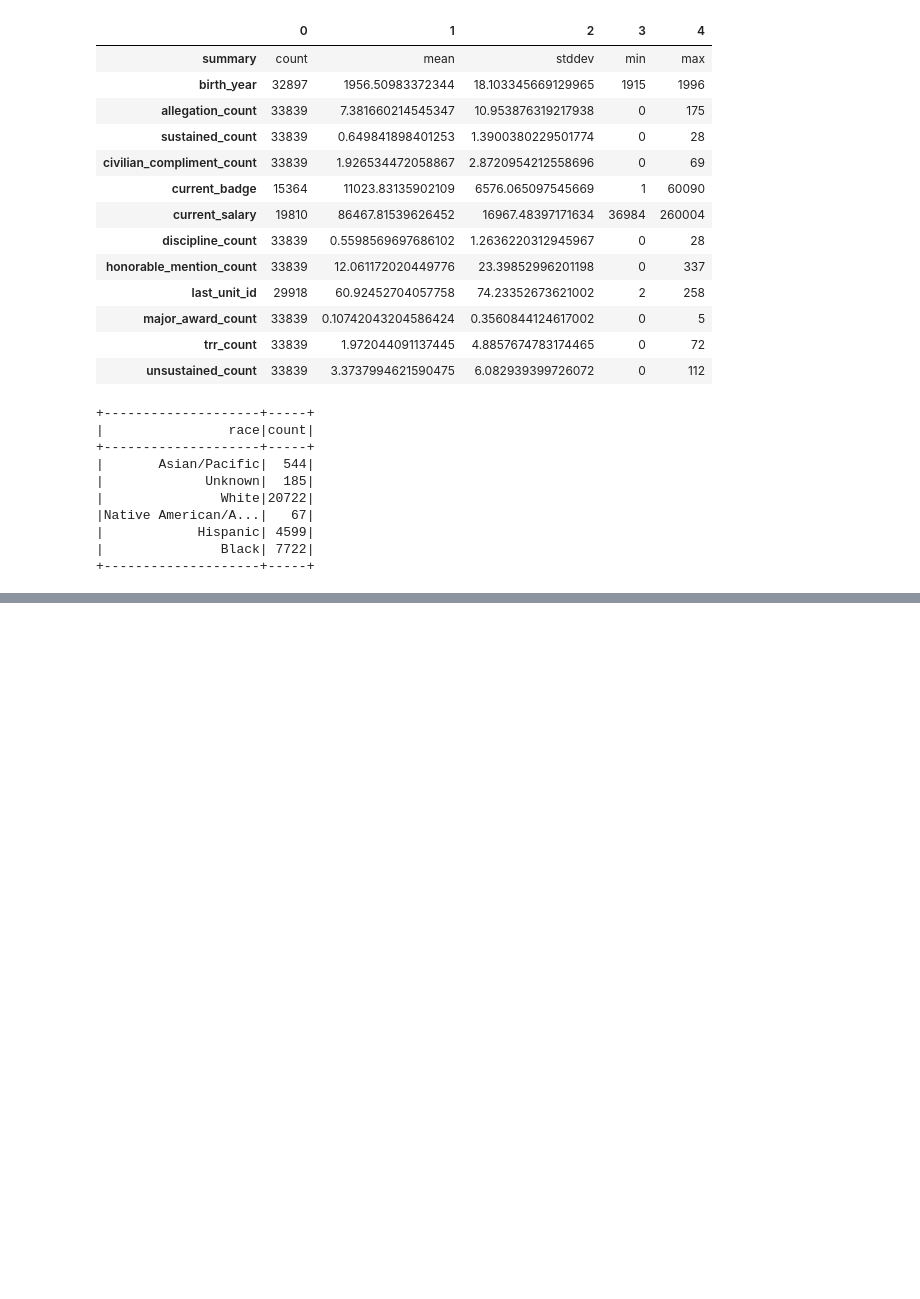
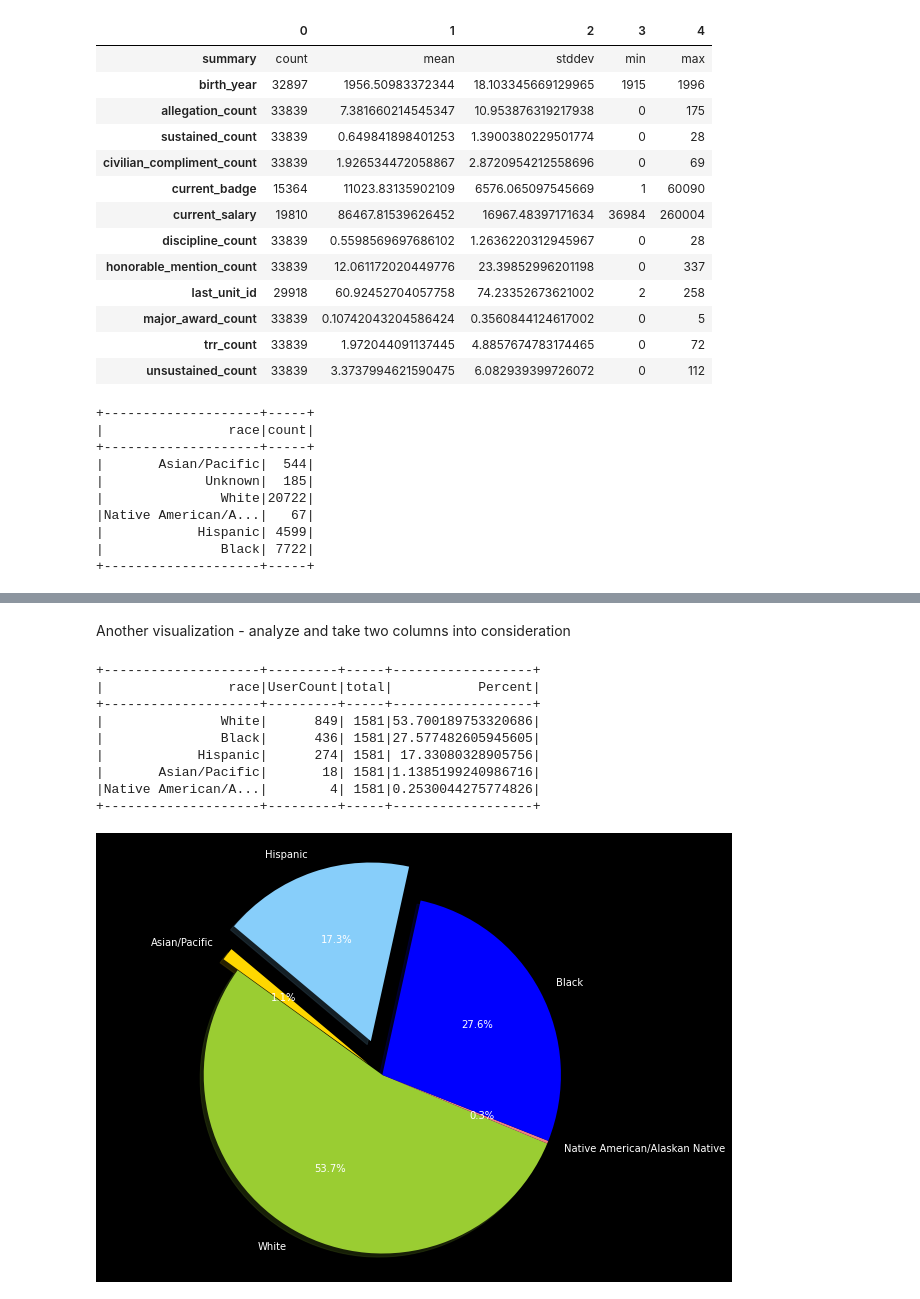
Before and after one commit to YunanWu2168/PySpark_demo, a Jupyter notebook: Pyspark_demo.ipynb, the cells around one changed output, grey strips where cells are left out. Drawn from its saved outputs; the diff is of its cells as text; code cells hidden in the pictures; blank space fills up the shorter version.

```diff
--- a/Pyspark_demo.ipynb
+++ b/Pyspark_demo.ipynb
@@ -180,0 +257,18 @@ df.groupby('race').count().show()
+# %%
+# define whatever functions you want
+# udf - user defined functions (really useful)
+from pyspark.sql.functions import udf
+
+def allegation_nultiple(all_count):
+  if all_count == 0:
+    return 'Good! No allegation'
+  elif (all_count >= 0 and all_count < 10):
+    return 'Slight 0<n<10'
+  elif (all_count >= 10 and all_count < 30):
+    return 'Moderate 10<n<30'
+  else:
+    return 'bad n>30'
+
+defined_udf = udf(allegation_nultiple)
+df = df.withColumn('allegation_level', defined_udf('allegation_count'))
+df.show()
@@ -180,0 +293,45 @@ df.groupby('race').count().show()
+# %% [markdown]
+Another visualization - analyze and take two columns into consideration
+# %%
+from pyspark.sql import functions as F
+from pyspark.sql.functions import rank,sum,col
+from pyspark.sql import Window
+
+# select rows with conditions
+baddf = df.filter(df.allegation_level == "bad n>30")
+# baddf.show()
+
+window = Window.rowsBetween(Window.unboundedPreceding,Window.unboundedFollowing)
+tab = baddf.select(['allegation_level','race']).\
+   groupBy('race').\
+       agg(F.count('allegation_level').alias('UserCount')).\
+       withColumn('total',sum(col('UserCount')).over(window)).\
+       withColumn('Percent',col('UserCount')*100/col('total')).\
+       sort(desc("Percent"))
+tab.show()
+
+
+# Data to plot
+labels = list(tab.select('race').distinct().toPandas()['race'])
+sizes =  list(tab.select('Percent').distinct().toPandas()['Percent'])
+colors = ['gold', 'yellowgreen', 'lightcoral','blue', 'lightskyblue','green','red']
+explode = (0.1, 0.0, 0 ,0.0, 0.2)  # explode 1st slice
+
+# Plot
+plt.figure(figsize=(10,8))
+plt.pie(sizes, explode=explode, labels=labels, colors=colors,
+        autopct='%1.1f%%', shadow=True, startangle=140)
+
+plt.axis('equal')
+plt.show()
+# %% [output]
++--------------------+---------+-----+------------------+
+|                race|UserCount|total|           Percent|
++--------------------+---------+-----+------------------+
+|               White|      849| 1581|53.700189753320686|
+|               Black|      436| 1581|27.577482605945605|
+|            Hispanic|      274| 1581| 17.33080328905756|
+|       Asian/Pacific|       18| 1581|1.1385199240986716|
+|Native American/A...|        4| 1581|0.2530044275774826|
++--------------------+---------+-----+------------------+
+[figure, added]
```
Also changed, not shown: parts of 36 cells of this notebook.
